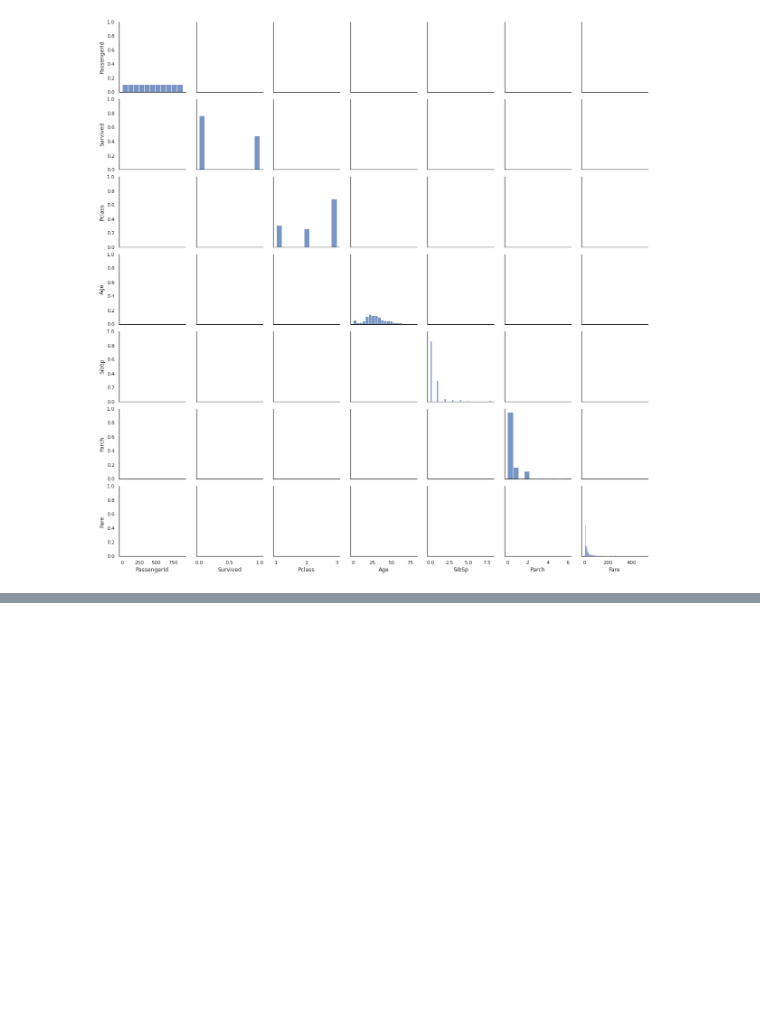
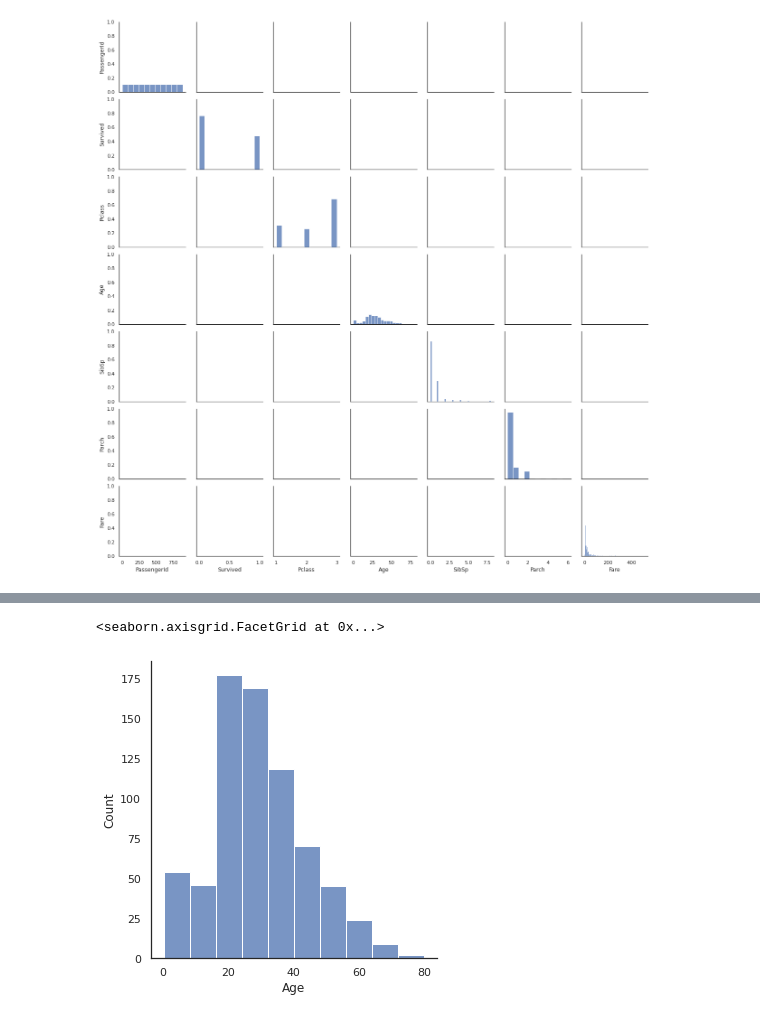
Before and after one commit to mansi0829/sem6, a Jupyter notebook: DSBDAL/A4/31231_A4.ipynb, the cells around one changed output, grey strips where cells are left out. Saved outputs shown, nothing was run; the diff lists cells and outputs as text; code cells hidden in the pictures; blank space fills up the shorter version.

```diff
--- a/DSBDAL/A4/31231_A4.ipynb
+++ b/DSBDAL/A4/31231_A4.ipynb
@@ -63,0 +78,5 @@ sns.PairGrid(df).map_diag(sns.histplot)
+# %%
+sns.displot(df, x="Age", bins=10)
+# %% [output]
+<seaborn.axisgrid.FacetGrid at 0x...>
+[figure, added]
```
Also changed, not shown: parts of 30 cells of this notebook.
